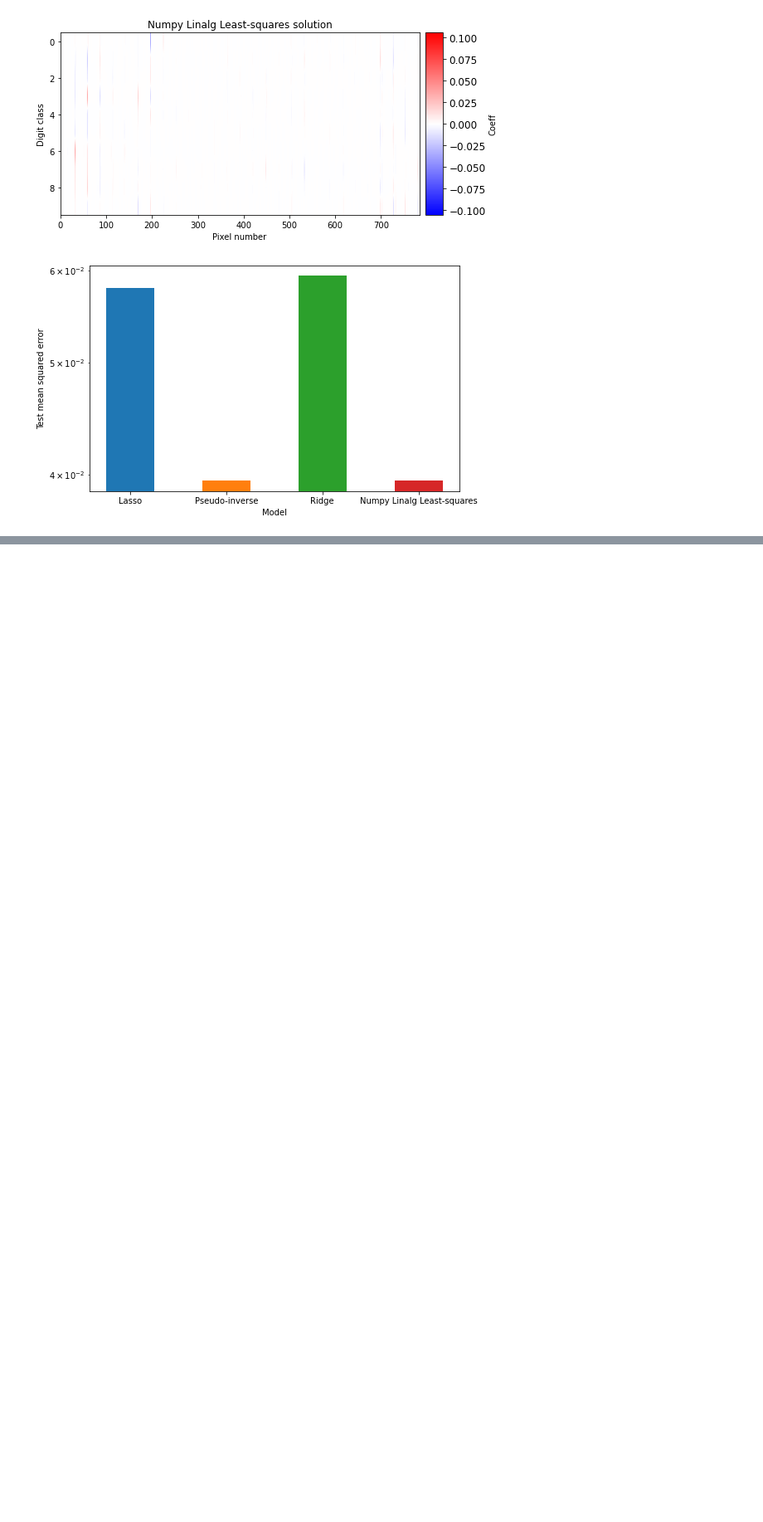
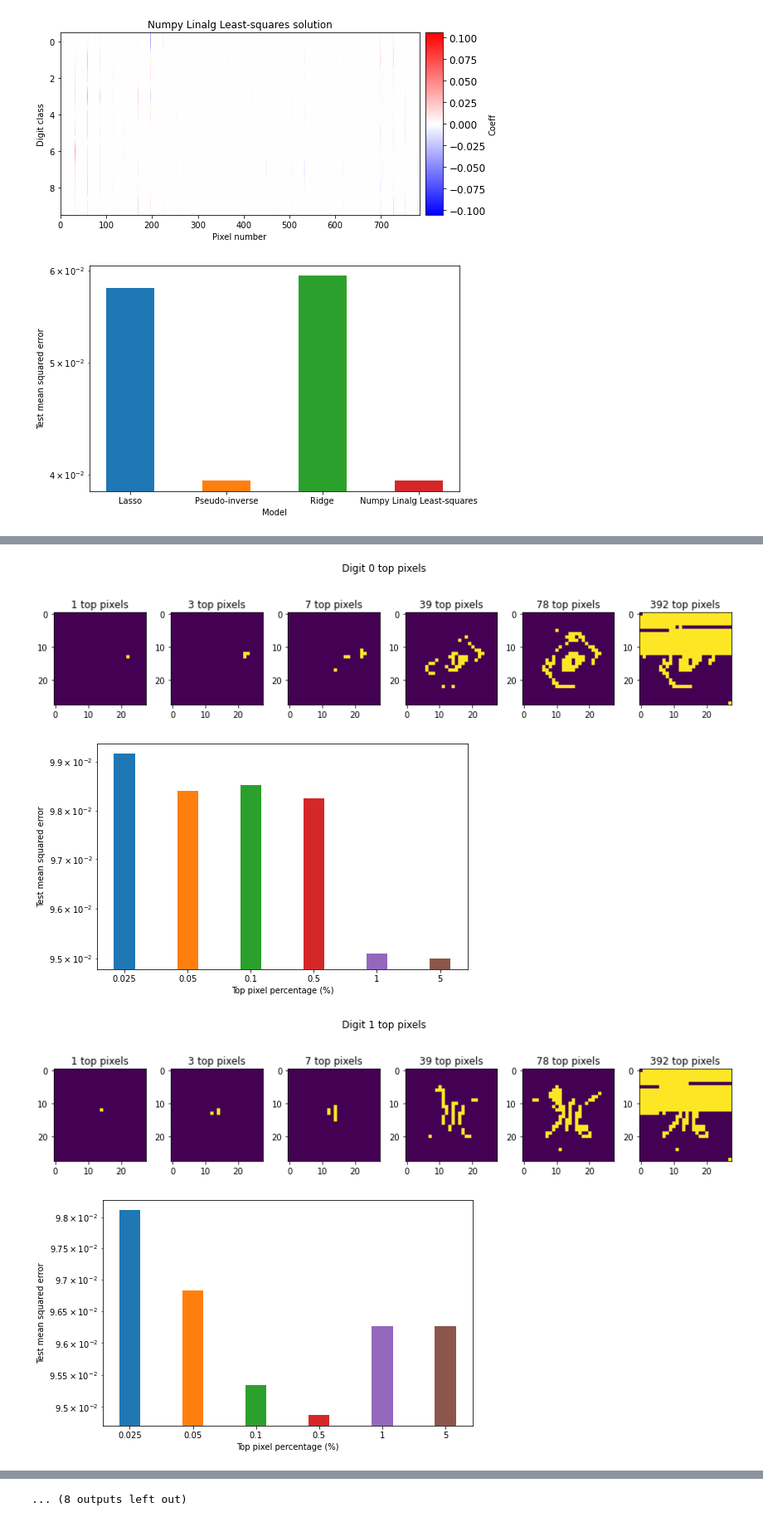
Before and after one commit to briardoty/amath584, a Jupyter notebook: hw6/briardoty_584_hw6.ipynb, the cells around one changed output, grey strips where cells are left out. Shown: that part at 83% size. Drawn from its saved outputs; the diff is of its cells as text; code cells hidden in the pictures; blank space fills up the shorter version.

```diff
--- a/hw6/briardoty_584_hw6.ipynb
+++ b/hw6/briardoty_584_hw6.ipynb
@@ -278,0 +374,46 @@ for pct in pct_arr:
+# %%
+# 4 - Redo analysis for each digit separately
+"""
+When we perform the analysis on sparse model columns corresponding
+to just 1 digit at a time, we see a similar trend in terms of the
+error, but we also see structure start to emerge that resembles the
+digit when we plot the top pixels in pixel space.
+"""
+
+model_name = f"Lasso alpha={alpha}"
+mask_dict_i = dict()
+pct_arr = [0.025, 0.05, 0.1, 0.5, 1, 5]
+for i in range(10):
+
+    # sort the sparse model based on coeffs
+    X_abs = np.abs(err_dict[model_name]["X"][:,i])
+    X_idx = np.argsort(X_abs, axis=None)
+    mask_dict_i[i] = dict()
+
+    # try different percentages of top pixels in each digit
+    for pct in pct_arr:
+        mask_dict_i[i][pct] = get_masks_and_err(i, pct, X, X_idx, train_X, test_B)
+
+    # visualize pixel masks
+    fig, axes = plt.subplots(nrows=1, ncols=len(mask_dict_i[i]), figsize=(12,3))
+
+    j = 0
+    for pct in mask_dict_i[i].keys():
+
+        pixel_mask = mask_dict_i[i][pct]["pixel_mask"]
+        n = mask_dict_i[i][pct]["n"]
+
+        # display mask
+        axes[j].imshow(pixel_mask)
+        axes[j].set_title(f"{n} top pixels")
+        fig.suptitle(f"Digit {i} top pixels")
+        plt.tight_layout()
+        j += 1
+
+    # compare error with different values
+    plot_model_error(mask_dict_i[i], "Top pixel percentage (%)")
+# %% [output]
+[figure, added]
+[figure, added]
+[figure, added]
+[figure, added]
@@ -278,0 +428 @@ for pct in pct_arr:
+... (8 outputs left out)
```
Also changed, not shown: parts of 8 cells of this notebook.
